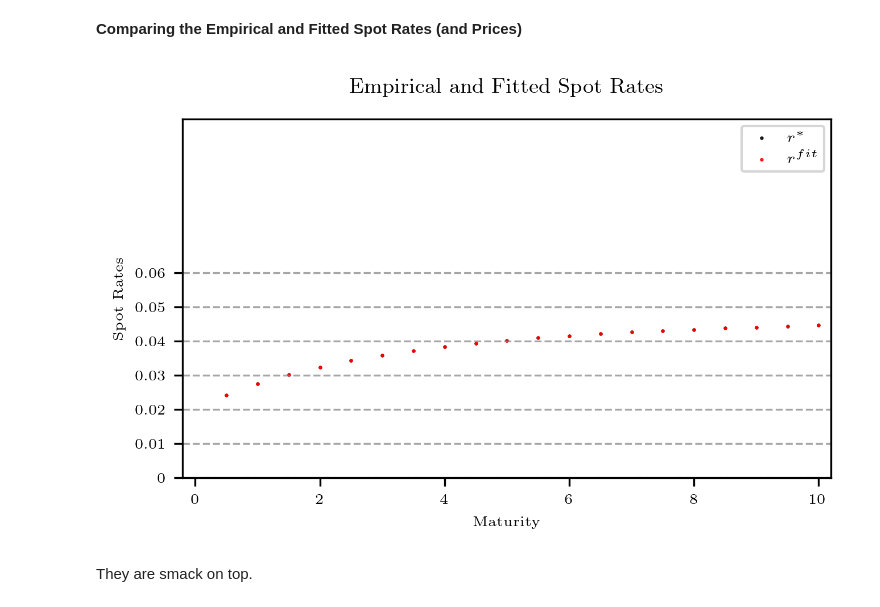
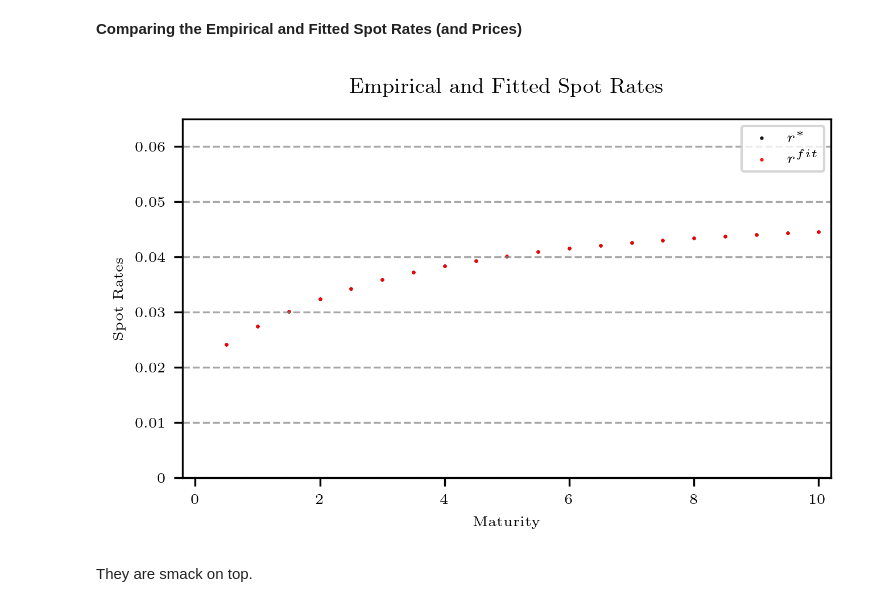
Before and after one commit to HansChristianPOLIT/Fixed-Income-Derivatives, a Jupyter notebook: Vasicek.ipynb, the cells around one changed output. Saved outputs shown, nothing was run; the diff lists cells and outputs as text; code cells hidden in the pictures.

```diff
--- a/Vasicek.ipynb
+++ b/Vasicek.ipynb
@@ -116,29 +121,29 @@ for i in range(0,N):
 # %%
 fig = plt.figure(constrained_layout=False, dpi = 300, figsize = (5,3))   #
 fig.suptitle(f"Empirical and Fitted Spot Rates", fontsize = 9)
 gs = fig.add_gridspec(nrows=1,ncols=1,left=0.12,bottom=0.2,right=0.88,top=0.90,wspace=0,hspace=0)
 ax = fig.add_subplot(gs[0,0])
 ax.grid(axis='y', linestyle='--', color='grey', alpha=0.7)
 
 xticks = [0,2,4,6,8,10]
 ax.set_xticks(xticks)
 ax.set_xticklabels(xticks,fontsize = 6)
 ax.set_xlim([xticks[0]-0.2,xticks[-1]+0.2])
 plt.xlabel(f"Maturity",fontsize = 6)
 ax.set_yticks([0,0.01,0.02,0.03,0.04,0.05,0.06])
 ax.set_yticklabels([0,0.01,0.02,0.03,0.04,0.05,0.06],fontsize = 6)
-ax.set_ylim([0,0.105])
+ax.set_ylim([0,0.065])
 ax.set_ylabel(f"Spot Rates",fontsize = 6)
 p1 = ax.scatter(tau[1:], r_star, s = 1, color = 'black', marker = ".",label="$r^*$")
 p2 = ax.scatter(tau[1:], r_fit, s = 1, color = 'red', marker = ".",label="$r^{fit}$")
 
 plots = [p1,p2]
 labels = [item.get_label() for item in plots]
 ax.legend(plots,labels,loc="upper right",fontsize = 6)
 
 plt.show()
 # %% [output]
-[figure, old version]
+[figure, new version]
 # %% [markdown]
 They are smack on top.
 # %% [markdown]
```
Also changed, not shown: parts of 60 cells of this notebook, 3 other files.
